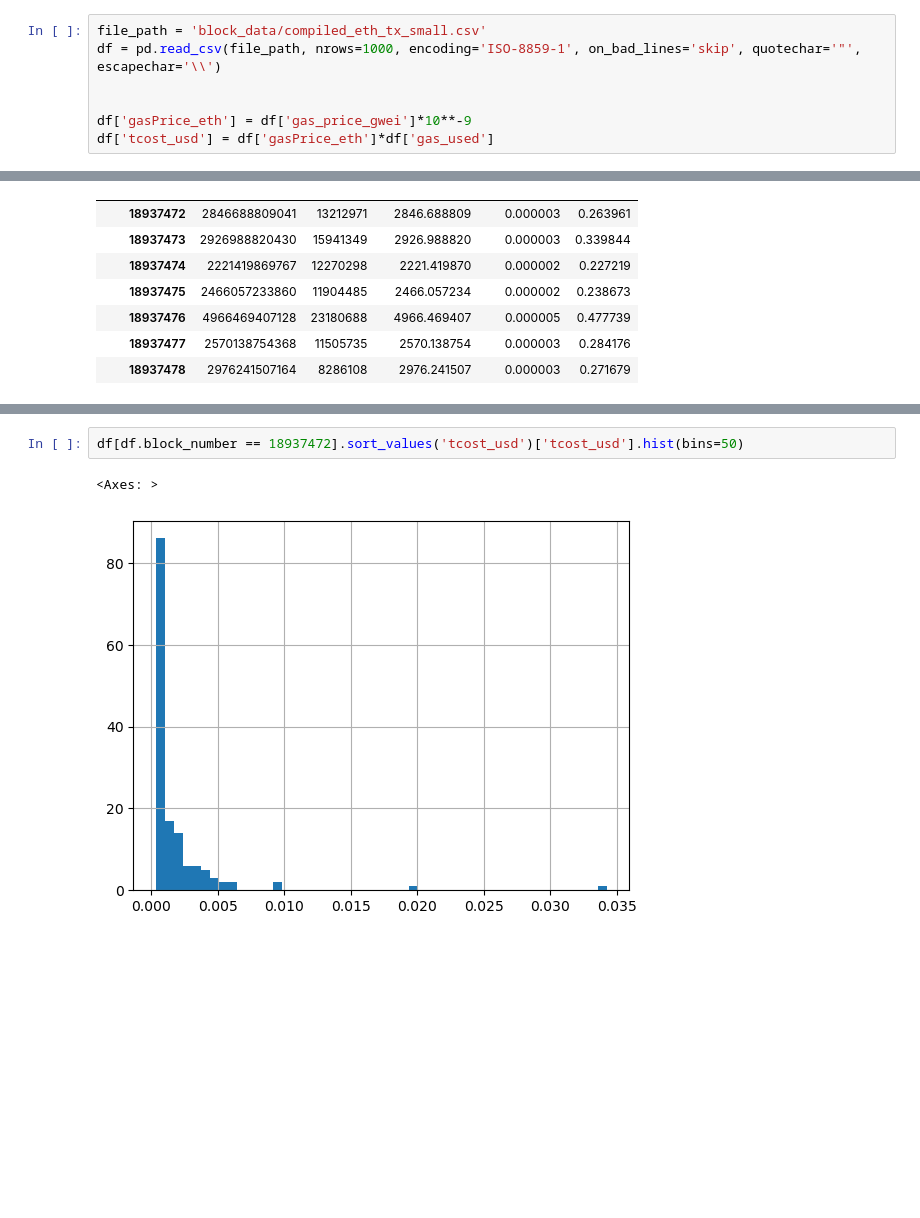
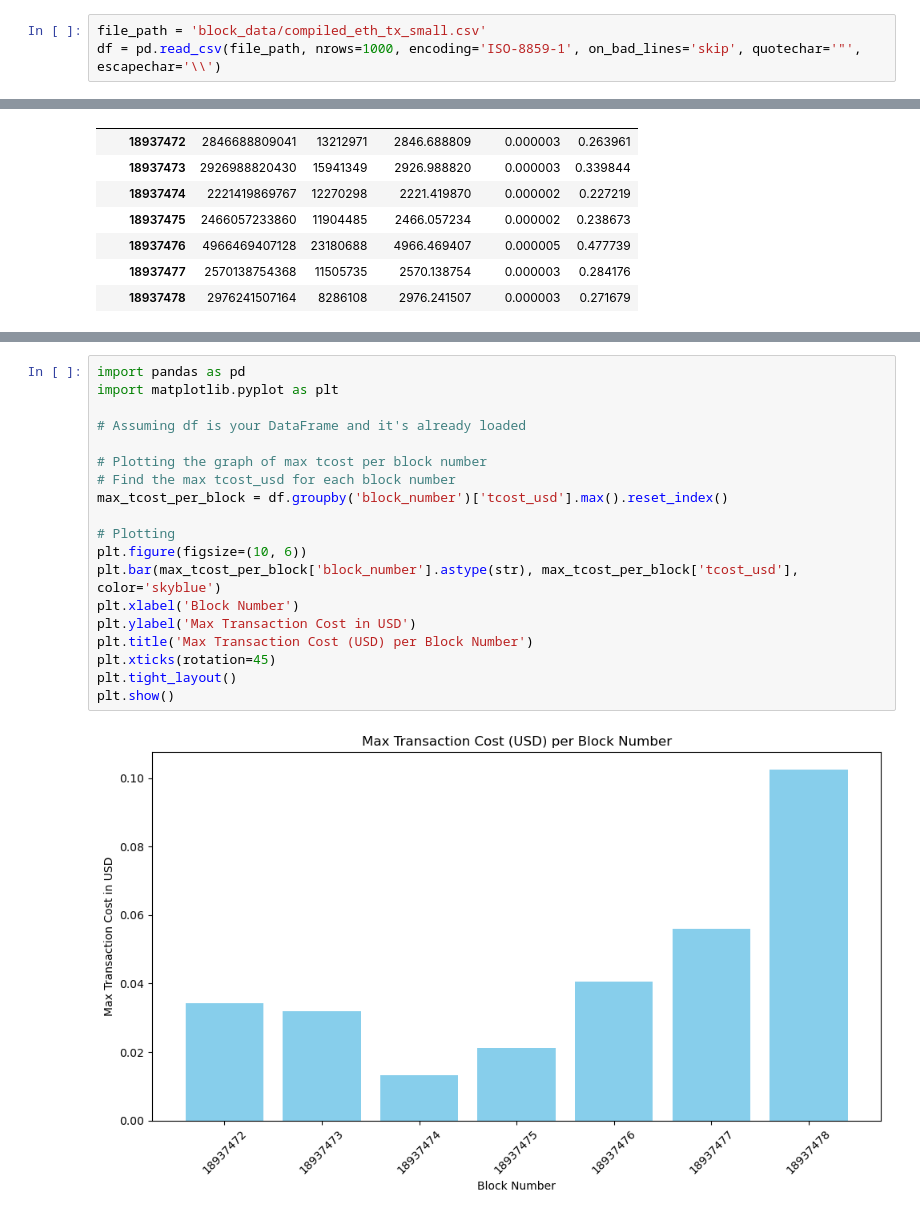
Before and after one commit to Armand-Morin/afp-berkeley-dynamic-fee-defi-amm, a Jupyter notebook: block_tx.ipynb, the cells around one changed output, grey strips where cells are left out. Drawn from its saved outputs; the diff is of its cells as text; blank space fills up the shorter version.

```diff
--- a/block_tx.ipynb
+++ b/block_tx.ipynb
@@ -150,10 +196,6 @@ All data processed and saved.
 # %%
 file_path = 'block_data/compiled_eth_tx_small.csv'
 df = pd.read_csv(file_path, nrows=1000, encoding='ISO-8859-1', on_bad_lines='skip', quotechar='"', escapechar='\\')
-
-
-df['gasPrice_eth'] = df['gas_price_gwei']*10**-9
-df['tcost_usd'] = df['gasPrice_eth']*df['gas_used']
 # %%
 df.groupby('block_number').sum()
 # %% [output]
@@ -169,5 +275,21 @@ df.groupby('block_number').sum()
 # %%
-df[df.block_number == 18937472].sort_values('tcost_usd')['tcost_usd'].hist(bins=50)
+import pandas as pd
+import matplotlib.pyplot as plt
+
+# Assuming df is your DataFrame and it's already loaded
+
+# Plotting the graph of max tcost per block number
+# Find the max tcost_usd for each block number
+max_tcost_per_block = df.groupby('block_number')['tcost_usd'].max().reset_index()
+
+# Plotting
+plt.figure(figsize=(10, 6))
+plt.bar(max_tcost_per_block['block_number'].astype(str), max_tcost_per_block['tcost_usd'], color='skyblue')
+plt.xlabel('Block Number')
+plt.ylabel('Max Transaction Cost in USD')
+plt.title('Max Transaction Cost (USD) per Block Number')
+plt.xticks(rotation=45)
+plt.tight_layout()
+plt.show()
 # %% [output]
-<Axes: >
-[figure, old version]
+[figure, new version]
```
Also changed, not shown: parts of 11 cells of this notebook, 2 other files.
